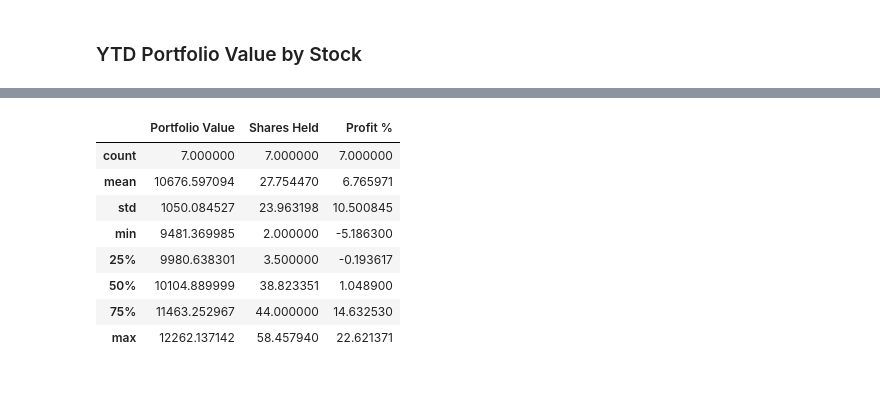
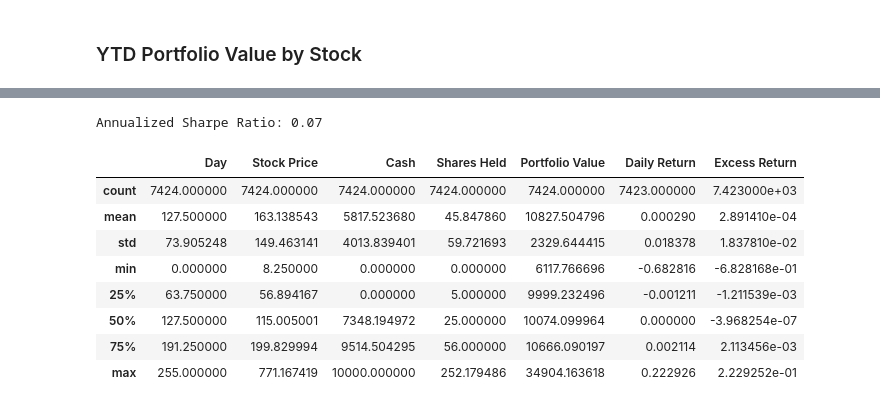
Before and after one commit to uniquedapoet/StockTradingModel, a Jupyter notebook: Stock_Trading_Model_Report.ipynb, the cells around one changed output, grey strips where cells are left out. Drawn from its saved outputs; the diff is of its cells as text; code cells hidden in the pictures.

```diff
--- a/Stock_Trading_Model_Report.ipynb
+++ b/Stock_Trading_Model_Report.ipynb
@@ -298,12 +316,40 @@ This chart provides a quick, clear overview of the model's performance across a
+# %%
+import pandas as pd
+
+# Assuming sim_results is your DataFrame
+df = pd.read_csv('simResults/1year_mass_sell.csv')
+# Step 1: Calculate daily returns
+df['Daily Return'] = df['Portfolio Value'].pct_change()
+
+# Step 2: Set risk-free rate (e.g., 0.0001 for 2.5% annualized daily rate)
+# Adjust the risk-free rate to match the frequency of your returns
+risk_free_rate = 0.0001 / 252  # Assuming 0.0001 is the annual risk-free rate
+
+# Step 3: Calculate excess returns
+df['Excess Return'] = df['Daily Return'] - risk_free_rate
+
+# Step 4: Calculate Sharpe Ratio
+average_excess_return = df['Excess Return'].mean()
+std_dev = df['Daily Return'].std()
+
+# Calculate daily Sharpe Ratio
+daily_sharpe_ratio = average_excess_return / std_dev
+
+# Annualize the Sharpe Ratio
+annual_sharpe_ratio = daily_sharpe_ratio * (256 ** 0.5)
+
+print(f"Annualized Sharpe Ratio: {annual_sharpe_ratio:.2f}")
+# %% [output]
+Annualized Sharpe Ratio: 0.07
 # %%
-final_portfolio_values.describe()
+df.describe()
 # %% [output]
-|  | Portfolio Value | Shares Held | Profit % |
-| count | 7.000000 | 7.000000 | 7.000000 |
-| mean | 10676.597094 | 27.754470 | 6.765971 |
-| std | 1050.084527 | 23.963198 | 10.500845 |
-| min | 9481.369985 | 2.000000 | -5.186300 |
-| 25% | 9980.638301 | 3.500000 | -0.193617 |
-| 50% | 10104.889999 | 38.823351 | 1.048900 |
-| 75% | 11463.252967 | 44.000000 | 14.632530 |
-| max | 12262.137142 | 58.457940 | 22.621371 |
+|  | Day | Stock Price | Cash | Shares Held | Portfolio Value | Daily Return | Excess Return |
+| count | 7424.000000 | 7424.000000 | 7424.000000 | 7424.000000 | 7424.000000 | 7423.000000 | 7.423000e+03 |
+| mean | 127.500000 | 163.138543 | 5817.523680 | 45.847860 | 10827.504796 | 0.000290 | 2.891410e-04 |
+| std | 73.905248 | 149.463141 | 4013.839401 | 59.721693 | 2329.644415 | 0.018378 | 1.837810e-02 |
+| min | 0.000000 | 8.250000 | 0.000000 | 0.000000 | 6117.766696 | -0.682816 | -6.828168e-01 |
+| 25% | 63.750000 | 56.894167 | 0.000000 | 5.000000 | 9999.232496 | -0.001211 | -1.211539e-03 |
+| 50% | 127.500000 | 115.005001 | 7348.194972 | 25.000000 | 10074.099964 | 0.000000 | -3.968254e-07 |
+| 75% | 191.250000 | 199.829994 | 9514.504295 | 56.000000 | 10666.090197 | 0.002114 | 2.113456e-03 |
+| max | 255.000000 | 771.167419 | 10000.000000 | 252.179486 | 34904.163618 | 0.222926 | 2.229252e-01 |
```
Also changed, not shown: parts of 16 cells of this notebook, 12 other files.
